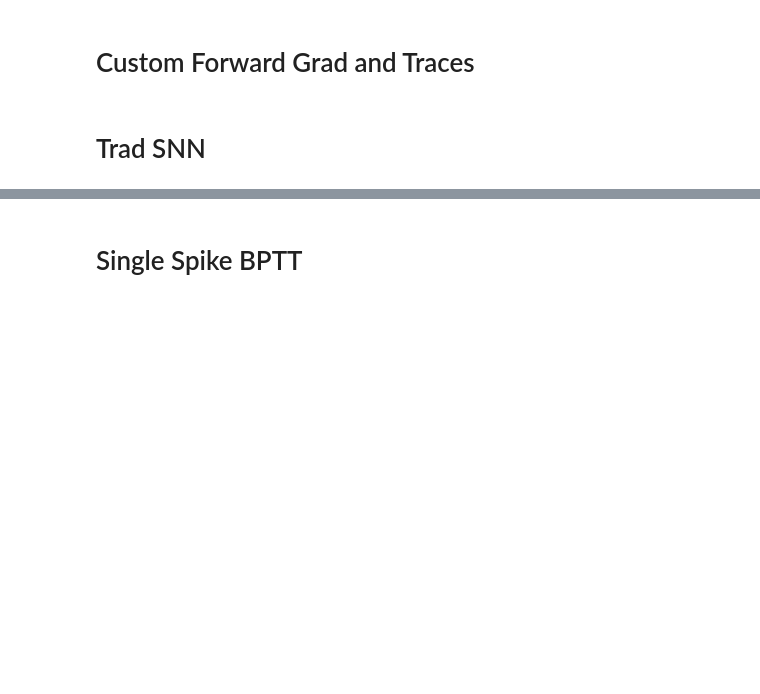
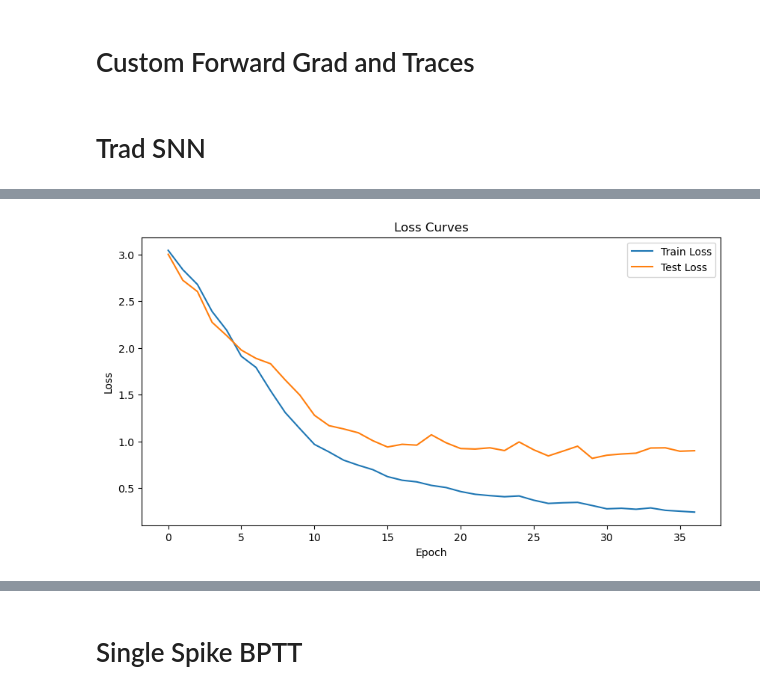
Before and after one commit to anmutechsupport/SingleSpikeOTTT, a Jupyter notebook: shittySHD.ipynb, the cells around one changed output, grey strips where cells are left out. Saved outputs shown, nothing was run; the diff lists cells and outputs as text; code cells hidden in the pictures; blank space fills up the shorter version.

```diff
--- a/shittySHD.ipynb
+++ b/shittySHD.ipynb
@@ -134,5 +196,12 @@ test_loader = DataLoader(shd_testset, batch_size=batch_size, collate_fn=tonic.co
 # %%
-for data, labels in iter(train_loader):
-    print(data.size())
+# for data, labels in iter(train_loader):
+#     print(data.size())
     # print(len(labels))
+
+# assert that the first dimension of all data batches is the same
+
+for i, (data, labels) in enumerate(test_loader):
+    print(i, data.size(), len(labels))
+    assert data.size(0) == 34
+    assert len(labels) == 64
 # %% [output]
@@ -296,7 +364,7 @@ class Net(nn.Module):
 # Net Architecture
 
 n_inputs = events.shape[-1]
-n_hidden = [300, 500]
+n_hidden = [300]
 n_outputs = len(trainset.classes)
 
 print(n_inputs, n_hidden, n_outputs)
@@ -405,7 +473,7 @@ class Net(nn.Module):
         #     spk2_rec.append(spk2)
         #     mem2_rec.append(mem2)
         for step in range(n_steps):
-            cur = fc(x[step])
+            cur = x[step]
             for i, (fc, lif) in enumerate(zip(self.fc_list, self.lif_list)):
                 cur = fc(cur)
                 spk, mem = lif(cur, mem_list[i])
@@ -479,7 +547,7 @@ class Net(nn.Module):
         plt.ylabel("Neuron's activation")
 
         # add the voltage threshold by accessing state_dict of the leaky neuron
-        plt.axhline(y=self.lif2.threshold, color='r', linestyle='-')
+        plt.axhline(y=1, color='r', linestyle='-')
 
         plt.show()
 # %%
@@ -659,0 +817,4 @@ Epochs on minibatch required to overfit:  133
+# %%
+for i, (x, y) in enumerate(test_loader):
+    print(i, x.shape, y.shape)
+    spk_rec, mem_rec = net(x.squeeze())
@@ -659,0 +830,21 @@ Epochs on minibatch required to overfit:  133
+# %%
+# plot per epoch average loss, x axis is number of epochs
+avg_loss_hist = []
+avg_test_loss_hist = []
+for i in range(0, len(loss_hist), len(train_loader)):
+    avg_loss_hist.append(np.mean(loss_hist[i:i+len(train_loader)]))
+    avg_test_loss_hist.append(np.mean(test_loss_hist[i:i+len(train_loader)]))
+
+fig = plt.figure(facecolor="w", figsize=(10, 5))
+plt.plot(avg_loss_hist)
+plt.plot(avg_test_loss_hist)
+plt.title("Loss Curves")
+plt.legend(["Train Loss", "Test Loss"])
+plt.xlabel("Epoch")
+plt.ylabel("Loss")
+plt.show()
+
+# save the fig
+fig.savefig('./trainfigs/loss_curve0.png')
+# %% [output]
+[figure, added]
```
Also changed, not shown: parts of 13 cells of this notebook, 1 other file.
